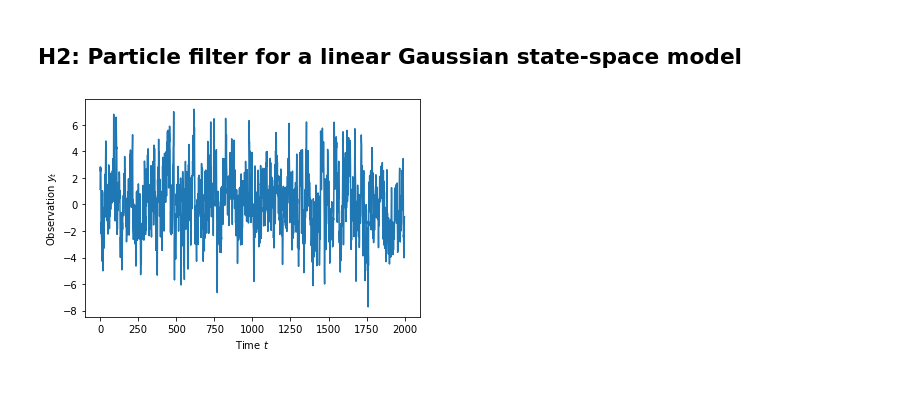
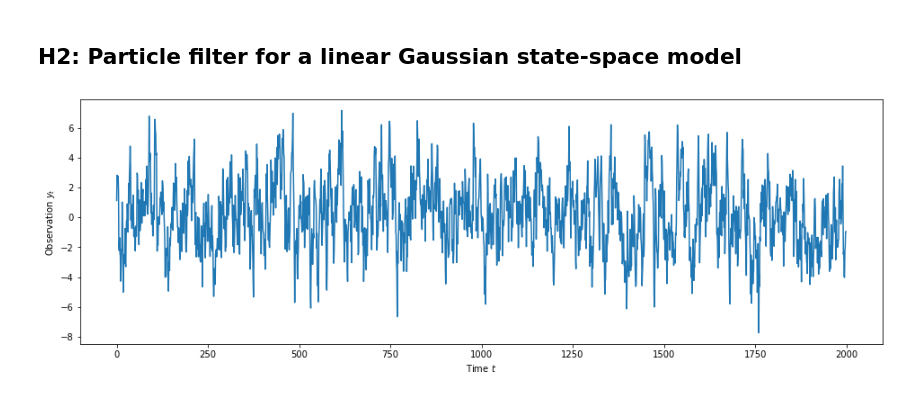
Before and after one commit to marcusklasson/smc_methods, a Jupyter notebook: homework/h2.ipynb, the cells around one changed output. Drawn from its saved outputs; the diff is of its cells as text; code cells hidden in the pictures.

```diff
--- a/homework/h2.ipynb
+++ b/homework/h2.ipynb
@@ -3,22 +3,25 @@
 # %%
 import os
 import numpy as np
 from scipy.stats import norm
 import matplotlib.pyplot as plt
 
 def generate_data(T):
     y = np.zeros(T)
     x = np.zeros(T+1)
     x[0] = np.random.normal(loc=0.0, scale=np.sqrt(2.0) )
     for t in range(T):
         x[t+1] = np.random.normal(loc=0.8*x[t], scale=np.sqrt(0.5))
         y[t] = np.random.normal(loc=2*x[t+1], scale=np.sqrt(0.1))
     return y, x
 
 np.random.seed(42)
-y, x = generate_data(T=2000)
-plt.plot(y)
-plt.xlabel("Time $t$"); plt.ylabel("Observation $y_t$");
+T=2000
+y, x = generate_data(T)
+
+fig, ax = plt.subplots(figsize=(16, 5))
+ax.plot(y)
+ax.set_xlabel("Time $t$"); ax.set_ylabel("Observation $y_t$");
 plt.show()
 # %% [output]
-[figure, old version]
+[figure, new version]
```
Also changed, not shown: parts of 3 cells of this notebook.
